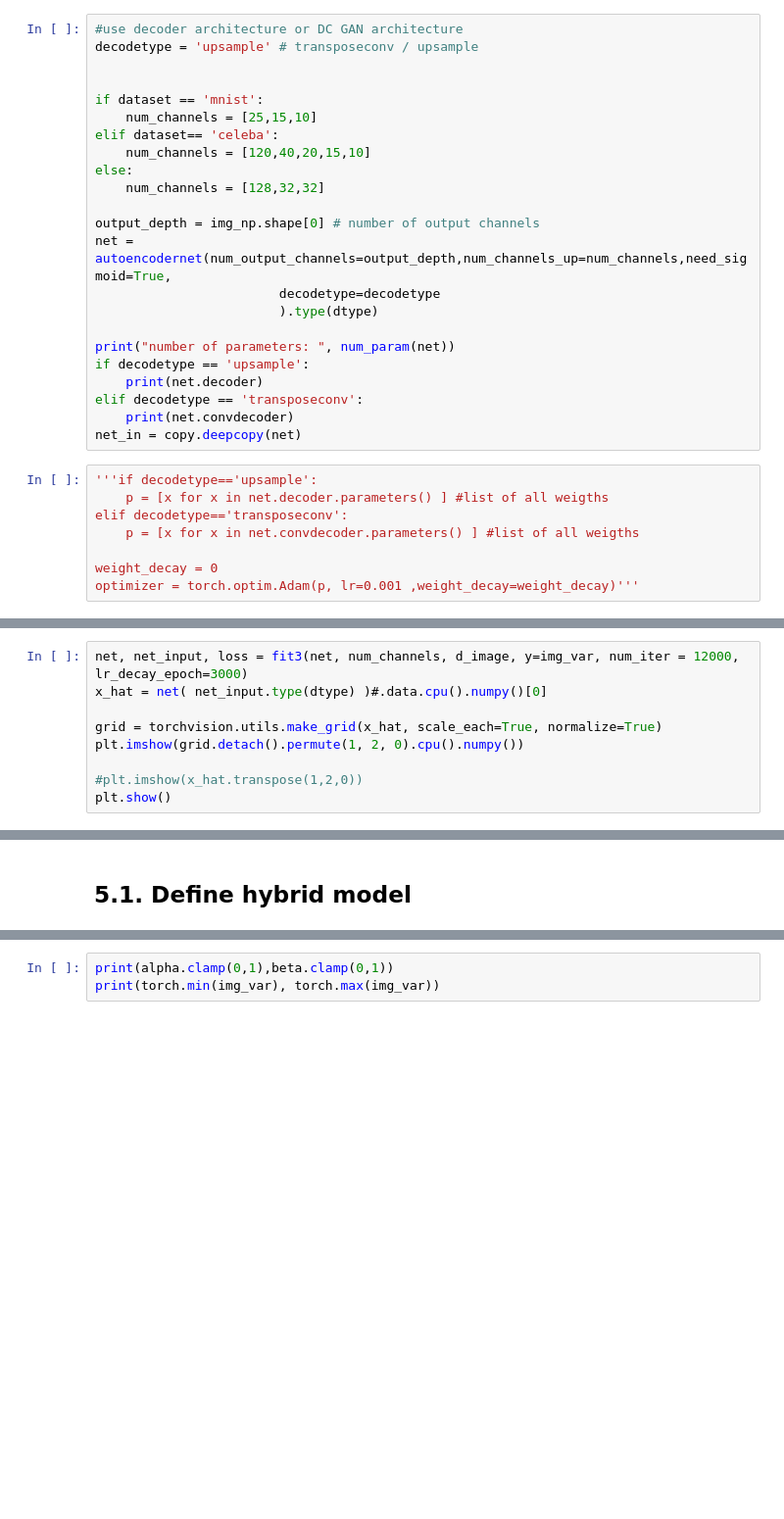
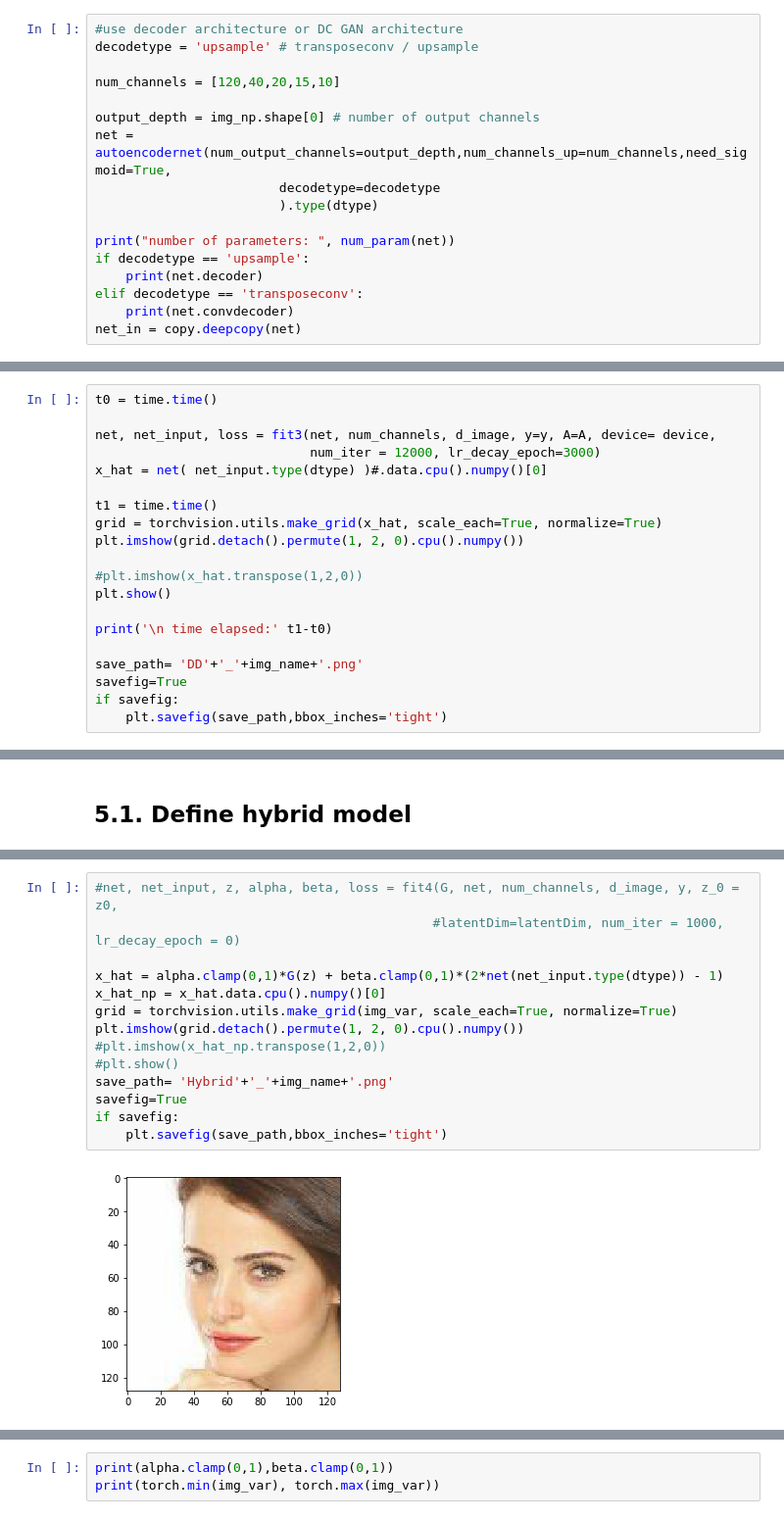
Before and after one commit to d-anguyen/Yeunuoc, a Jupyter notebook: CS-DD/Load_model.ipynb, the cells around one changed output, grey strips where cells are left out. Shown at 98% size. Cells and saved outputs as stored; diff of their text form; blank space fills up the shorter version.

```diff
--- a/CS-DD/Load_model.ipynb
+++ b/CS-DD/Load_model.ipynb
@@ -296,13 +281,7 @@ plt.imshow(grid.detach().permute(1, 2, 0).cpu().numpy())
 #use decoder architecture or DC GAN architecture
 decodetype = 'upsample' # transposeconv / upsample
 
-
-if dataset == 'mnist':
-    num_channels = [25,15,10]
-elif dataset== 'celeba':
-    num_channels = [120,40,20,15,10]
-else:
-    num_channels = [128,32,32]
+num_channels = [120,40,20,15,10]
 
 output_depth = img_np.shape[0] # number of output channels
 net = autoencodernet(num_output_channels=output_depth,num_channels_up=num_channels,need_sigmoid=True,
@@ -315,14 +294,6 @@ if decodetype == 'upsample':
 elif decodetype == 'transposeconv':
     print(net.convdecoder)
 net_in = copy.deepcopy(net)
-# %%
-'''if decodetype=='upsample':
-    p = [x for x in net.decoder.parameters() ] #list of all weigths
-elif decodetype=='transposeconv':
-    p = [x for x in net.convdecoder.parameters() ] #list of all weigths
-
-weight_decay = 0
-optimizer = torch.optim.Adam(p, lr=0.001 ,weight_decay=weight_decay)'''
 # %% [markdown]
 ## 4.2. A=I using untrained network
 # %%
@@ -383,12 +356,23 @@ def fit3(net, num_channels, d_image, y, A=1, num_iter = 2000, lr_decay_epoch = 5
 # %%
-net, net_input, loss = fit3(net, num_channels, d_image, y=img_var, num_iter = 12000, lr_decay_epoch=3000)
+t0 = time.time()
+
+net, net_input, loss = fit3(net, num_channels, d_image, y=y, A=A, device= device,
+                            num_iter = 12000, lr_decay_epoch=3000)
 x_hat = net( net_input.type(dtype) )#.data.cpu().numpy()[0]
 
+t1 = time.time()
 grid = torchvision.utils.make_grid(x_hat, scale_each=True, normalize=True)
 plt.imshow(grid.detach().permute(1, 2, 0).cpu().numpy())
 
 #plt.imshow(x_hat.transpose(1,2,0))
 plt.show()
+
+print('\n time elapsed:' t1-t0)
+
+save_path= 'DD'+'_'+img_name+'.png'
+savefig=True
+if savefig:
+    plt.savefig(save_path,bbox_inches='tight')
 # %% [markdown]
 ## 4.3. A=Gaussian using untrained network
 # %% [markdown]
@@ -495,0 +536,16 @@ def fit4(G, net, num_channels, d_image, y, z_0, latentDim, num_iter = 900, lr_de
+# %%
+#net, net_input, z, alpha, beta, loss = fit4(G, net, num_channels, d_image, y, z_0 = z0,
+                                            #latentDim=latentDim, num_iter = 1000, lr_decay_epoch = 0)
+
+x_hat = alpha.clamp(0,1)*G(z) + beta.clamp(0,1)*(2*net(net_input.type(dtype)) - 1)
+x_hat_np = x_hat.data.cpu().numpy()[0]
+grid = torchvision.utils.make_grid(img_var, scale_each=True, normalize=True)
+plt.imshow(grid.detach().permute(1, 2, 0).cpu().numpy())
+#plt.imshow(x_hat_np.transpose(1,2,0))
+#plt.show()
+save_path= 'Hybrid'+'_'+img_name+'.png'
+savefig=True
+if savefig:
+    plt.savefig(save_path,bbox_inches='tight')
+# %% [output]
+[figure, added]
```
Also changed, not shown: parts of 17 cells of this notebook, 2 other files.
